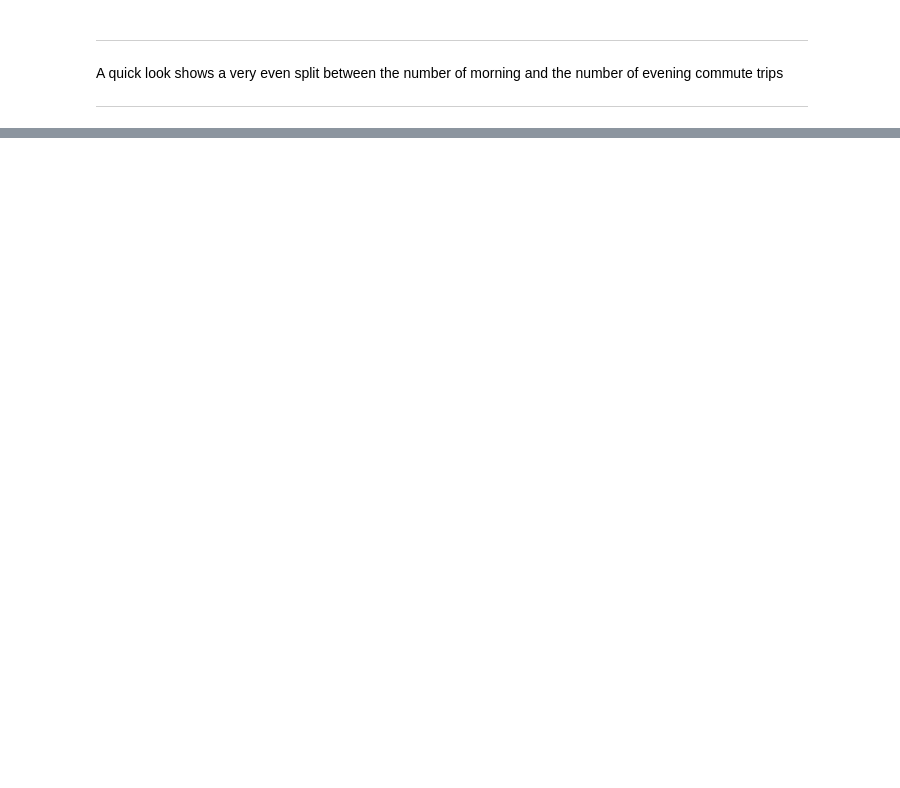
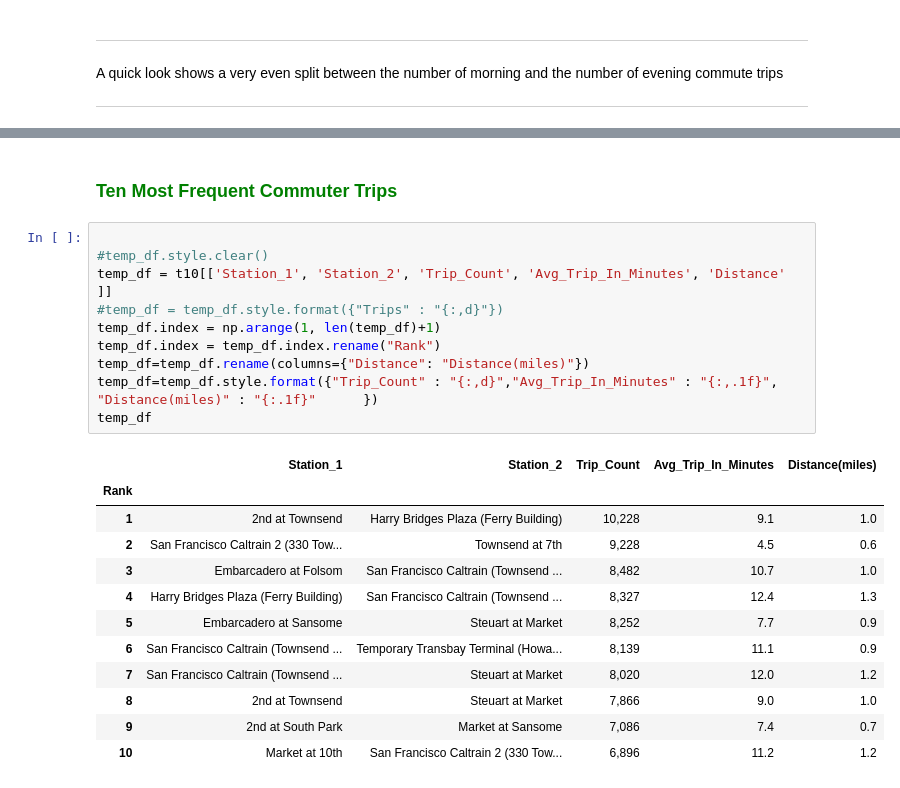
Before and after one commit to FuriousGeorge19/W205-project-1, a Jupyter notebook: Project_1.ipynb, the cells around one changed output, grey strips where cells are left out. Saved outputs shown, nothing was run; the diff lists cells and outputs as text; blank space fills up the shorter version.

```diff
--- a/Project_1.ipynb
+++ b/Project_1.ipynb
@@ -492,0 +602,25 @@ A quick look shows a very even split between the number of morning and the numbe
+# %% [markdown]
+### <span style='color:green'> **Ten Most Frequent Commuter Trips**
+# %%
+
+#temp_df.style.clear()
+temp_df = t10[['Station_1', 'Station_2', 'Trip_Count', 'Avg_Trip_In_Minutes', 'Distance' ]]
+#temp_df = temp_df.style.format({"Trips" : "{:,d}"})
+temp_df.index = np.arange(1, len(temp_df)+1)
+temp_df.index = temp_df.index.rename("Rank")
+temp_df=temp_df.rename(columns={"Distance": "Distance(miles)"})
+temp_df=temp_df.style.format({"Trip_Count" : "{:,d}","Avg_Trip_In_Minutes" : "{:,.1f}", "Distance(miles)" : "{:.1f}"      })
+temp_df
+# %% [output]
+|  | Station_1 | Station_2 | Trip_Count | Avg_Trip_In_Minutes | Distance(miles) |
+| Rank |  |  |  |  |  |
+| 1 | 2nd at Townsend | Harry Bridges Plaza (Ferry Building) | 10,228 | 9.1 | 1.0 |
+| 2 | San Francisco Caltrain 2 (330 Tow... | Townsend at 7th | 9,228 | 4.5 | 0.6 |
+| 3 | Embarcadero at Folsom | San Francisco Caltrain (Townsend ... | 8,482 | 10.7 | 1.0 |
+| 4 | Harry Bridges Plaza (Ferry Building) | San Francisco Caltrain (Townsend ... | 8,327 | 12.4 | 1.3 |
+| 5 | Embarcadero at Sansome | Steuart at Market | 8,252 | 7.7 | 0.9 |
+| 6 | San Francisco Caltrain (Townsend ... | Temporary Transbay Terminal (Howa... | 8,139 | 11.1 | 0.9 |
+| 7 | San Francisco Caltrain (Townsend ... | Steuart at Market | 8,020 | 12.0 | 1.2 |
+| 8 | 2nd at Townsend | Steuart at Market | 7,866 | 9.0 | 1.0 |
+| 9 | 2nd at South Park | Market at Sansome | 7,086 | 7.4 | 0.7 |
+| 10 | Market at 10th | San Francisco Caltrain 2 (330 Tow... | 6,896 | 11.2 | 1.2 |
```
Also changed, not shown: parts of 33 cells of this notebook.
